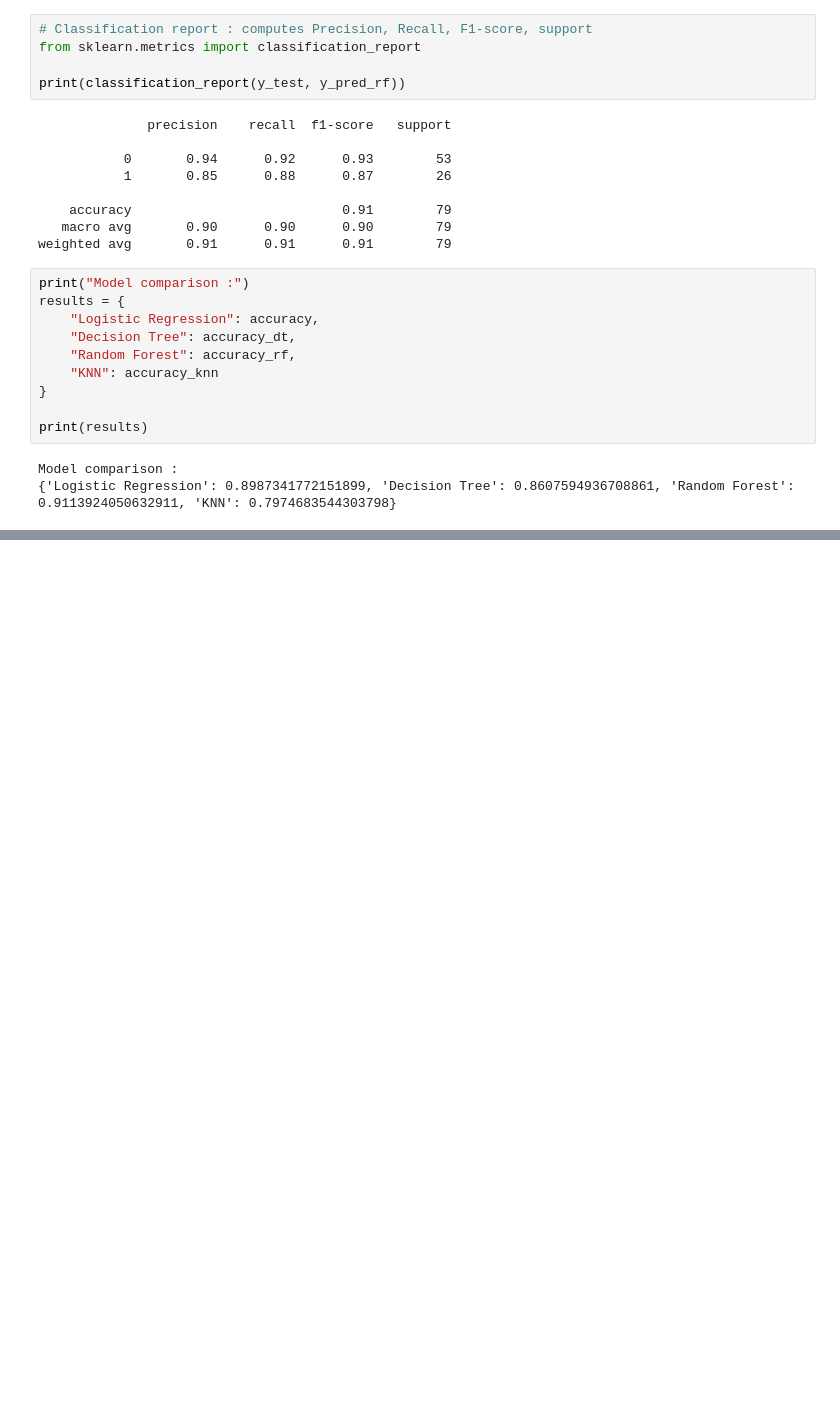
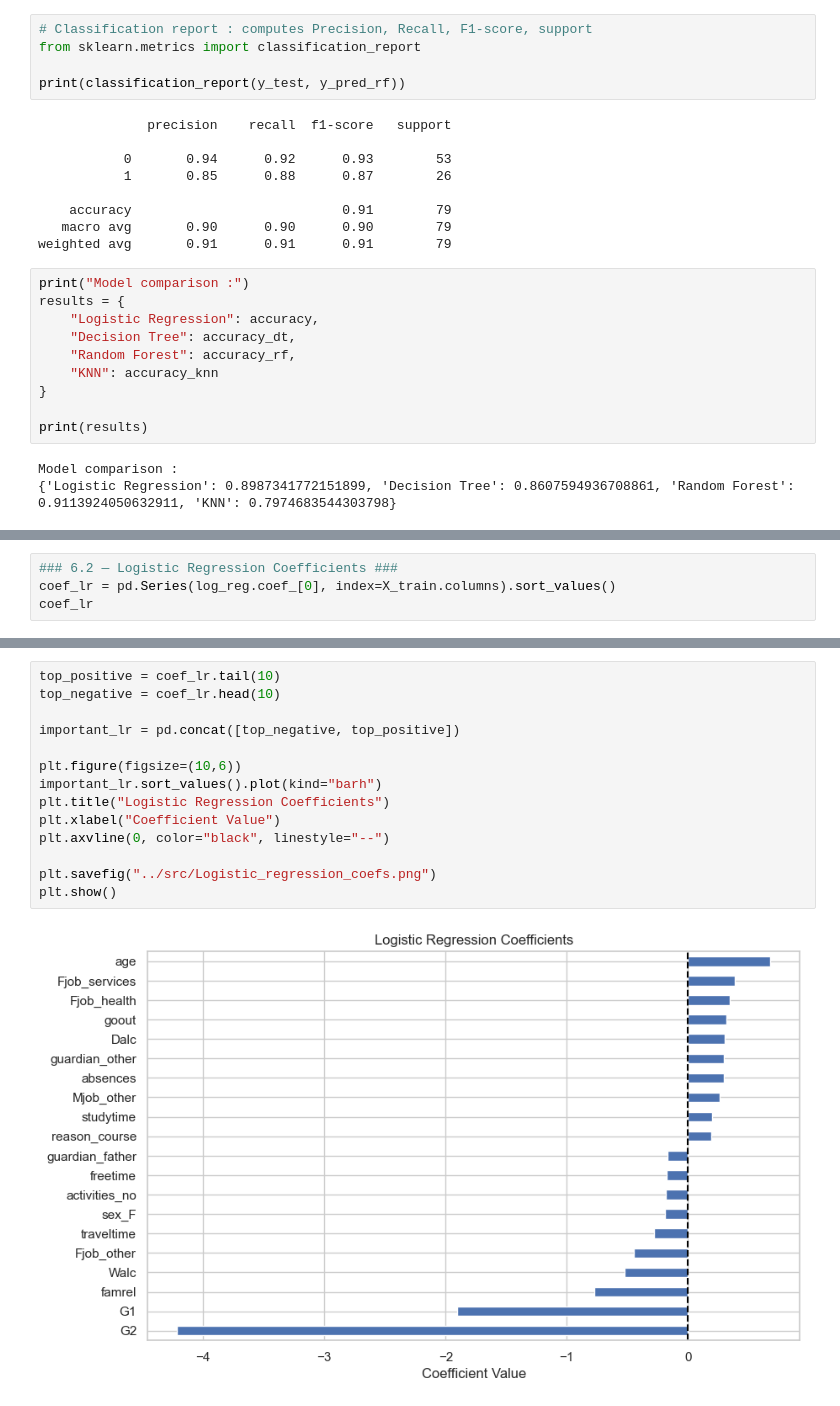
Before and after one commit to Daniel-NguyenMinh2902/Student-Performance-Prediction, a Jupyter notebook: notebooks/student_perf_predict.ipynb, the cells around one changed output, grey strips where cells are left out. Saved outputs shown, nothing was run; the diff lists cells and outputs as text; blank space fills up the shorter version.

```diff
--- a/notebooks/student_perf_predict.ipynb
+++ b/notebooks/student_perf_predict.ipynb
@@ -647,0 +694,4 @@ Model comparison :
+# %%
+### 6.2 — Logistic Regression Coefficients ###
+coef_lr = pd.Series(log_reg.coef_[0], index=X_train.columns).sort_values()
+coef_lr
@@ -647,0 +750,16 @@ Model comparison :
+# %%
+top_positive = coef_lr.tail(10)
+top_negative = coef_lr.head(10)
+
+important_lr = pd.concat([top_negative, top_positive])
+
+plt.figure(figsize=(10,6))
+important_lr.sort_values().plot(kind="barh")
+plt.title("Logistic Regression Coefficients")
+plt.xlabel("Coefficient Value")
+plt.axvline(0, color="black", linestyle="--")
+
+plt.savefig("../src/Logistic_regression_coefs.png")
+plt.show()
+# %% [output]
+[figure, added]
```
Also changed, not shown: parts of 20 cells of this notebook, 17 other files.
